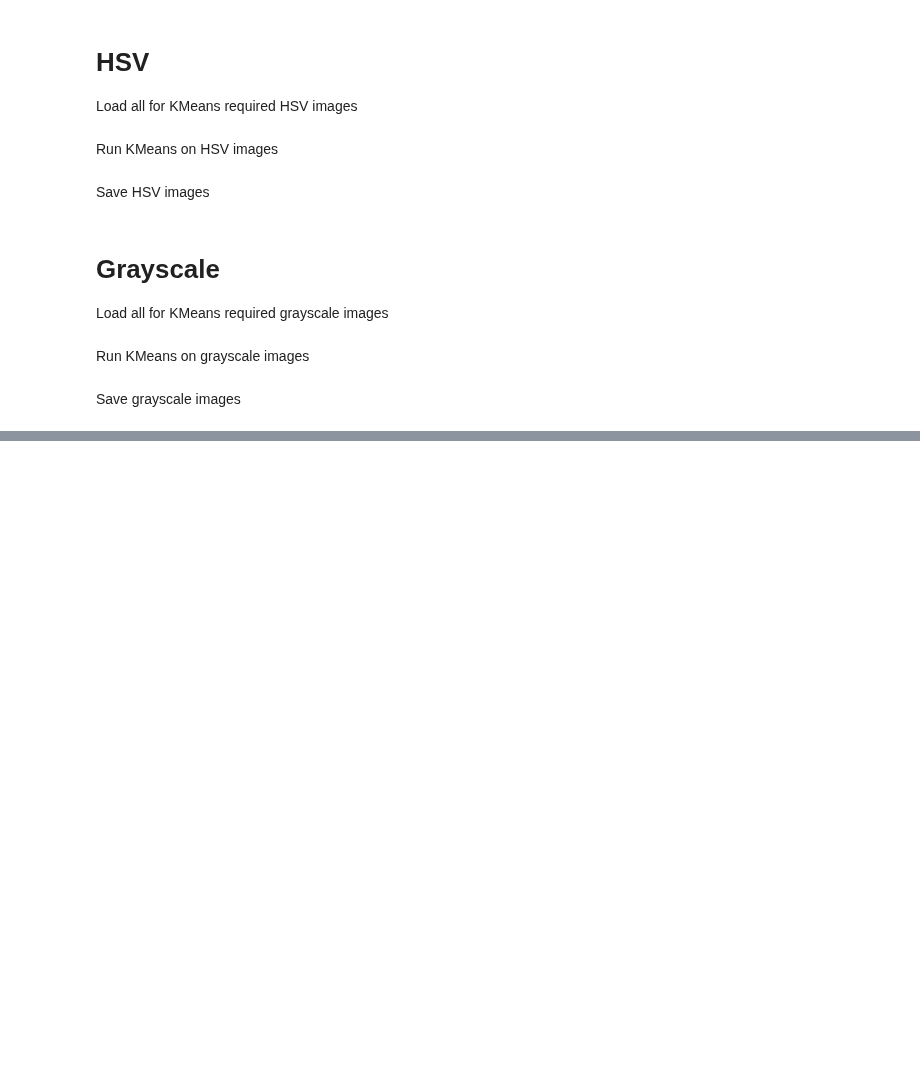
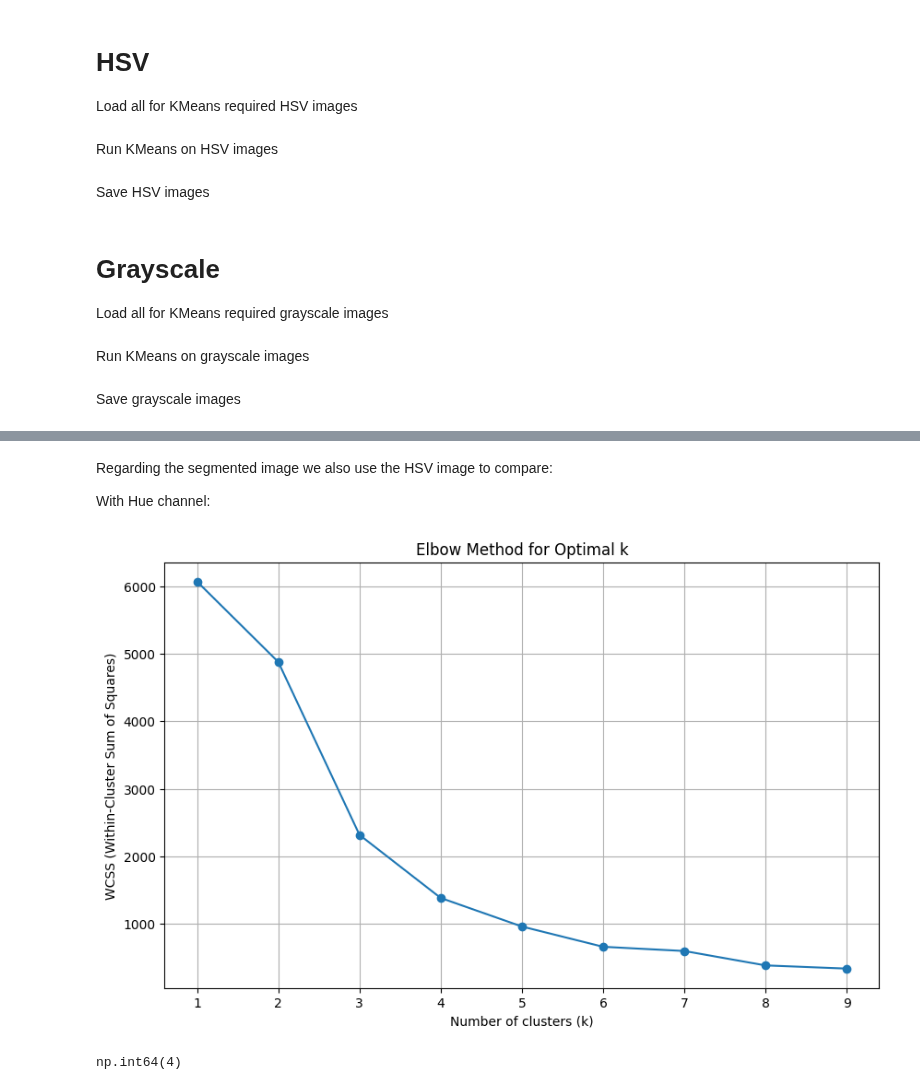
Before and after one commit to BiomedicalImageAnalysis2025/topic01_team04, a Jupyter notebook: Code/FinalKMeans.ipynb, the cells around one changed output, grey strips where cells are left out. Cells and saved outputs as stored; diff of their text form; code cells hidden in the pictures; blank space fills up the shorter version.

```diff
--- a/Code/FinalKMeans.ipynb
+++ b/Code/FinalKMeans.ipynb
@@ -95,0 +133,15 @@ Save grayscale images
+# %% [markdown]
+Regarding the segmented image we also use the HSV image to compare:
+
+With Hue channel:
+# %%
+WCSS_HSV_Hue = elbow_method(HSV_YeastCells_Hue, 10, space='hsv')
+plot_elbow_method(WCSS_HSV_Hue[1:])
+# %% [output]
+[figure, added]
+# %%
+ideal_k = find_elbow(WCSS_HSV_Hue[1:])
+
+ideal_k
+# %% [output]
+np.int64(4)
```
Also changed, not shown: parts of 19 cells of this notebook, 8 other files.
